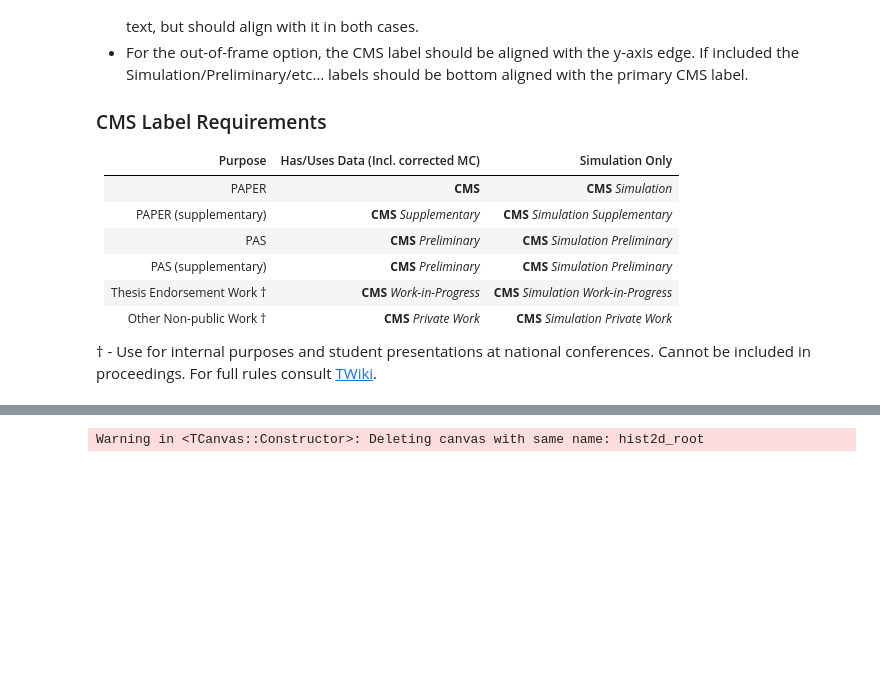
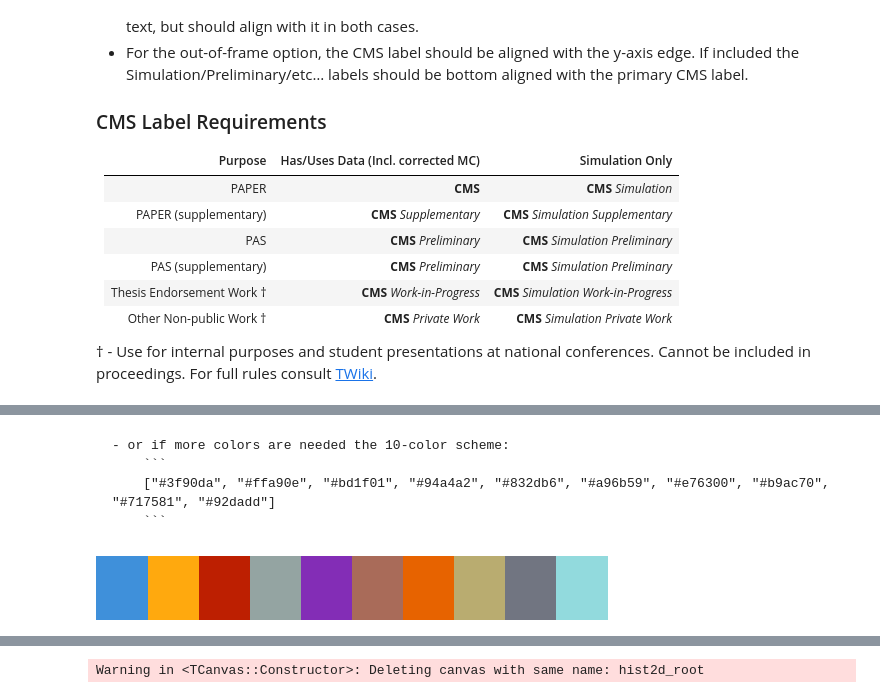
Before and after one commit to ttedeschi/tutorial_CAT, a Jupyter notebook: tutorial_CAT.ipynb, the cells around one changed output, grey strips where cells are left out. Saved outputs shown, nothing was run; the diff lists cells and outputs as text; code cells hidden in the pictures; blank space fills up the shorter version.

````diff
--- a/tutorial_CAT.ipynb
+++ b/tutorial_CAT.ipynb
@@ -148,0 +179,11 @@ libraries by default.
+# %% [markdown]
+    - or if more colors are needed the 10-color scheme:
+        ```
+        ["#3f90da", "#ffa90e", "#bd1f01", "#94a4a2", "#832db6", "#a96b59", "#e76300", "#b9ac70", "#717581", "#92dadd"]
+        ```
+# %%
+from matplotlib.colors import ListedColormap
+petroff10 = ListedColormap(["#3f90da", "#ffa90e", "#bd1f01", "#94a4a2", "#832db6", "#a96b59", "#e76300", "#b9ac70", "#717581", "#92dadd"])
+petroff10
+# %% [output]
+[figure, added]
````
Also changed, not shown: parts of 38 cells of this notebook.
